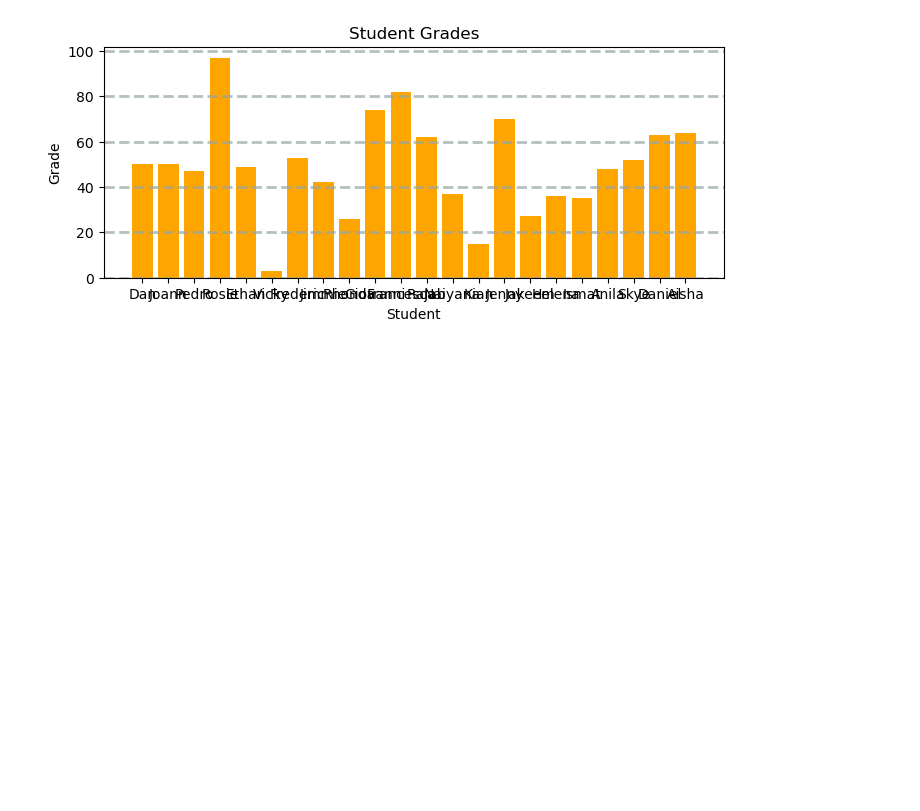
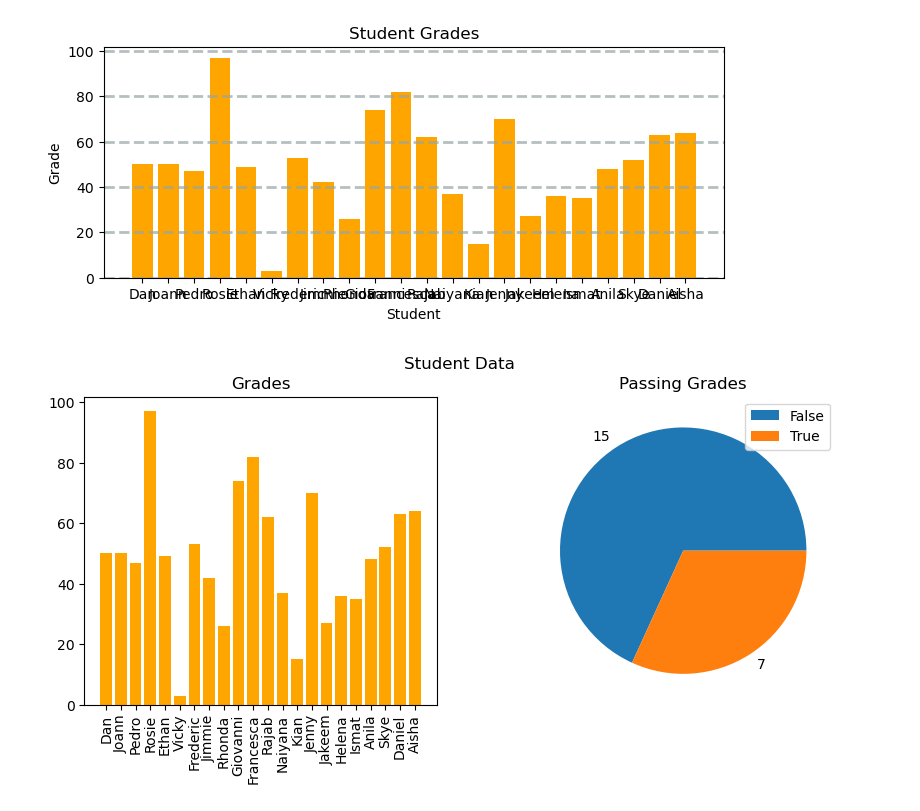
Before and after one commit to chimi-pt/Data-Science, a Jupyter notebook: test.ipynb, the cells around one changed output. Cells and saved outputs as stored; diff of their text form; code cells hidden in the pictures; blank space fills up the shorter version.

```diff
--- a/test.ipynb
+++ b/test.ipynb
@@ -504,11 +504,21 @@ plt.show()
 # %%
 #Create a figure for two subplots (1 row , 2 columns)
 fig, ax=plt.subplots(1,2,figsize=(10,4))
 
 #Create a bar plot of name vs gtrafe  on the first axis
 ax[0].bar(x=df_students.Name, height=df_students.Grade, color='orange')
 ax[0].set_title('Grades')
 ax[0].set_xticklabels(df_students.Name, rotation=90)
 
 #Create a pie chart of pass couit on the second axis
-pass_counts=df
+pass_counts=df_students['Pass'].value_counts()
+ax[1].pie(pass_counts, labels=pass_counts)
+ax[1].set_title('Passing Grades')
+ax[1].legend(pass_counts.keys().tolist())
+
+#Add a title to the figure
+fig.suptitle('Student Data')
+#Show the figure
+fig.show()
+# %% [output]
+[figure, added]
```
Also changed, not shown: parts of 1 cell of this notebook.
